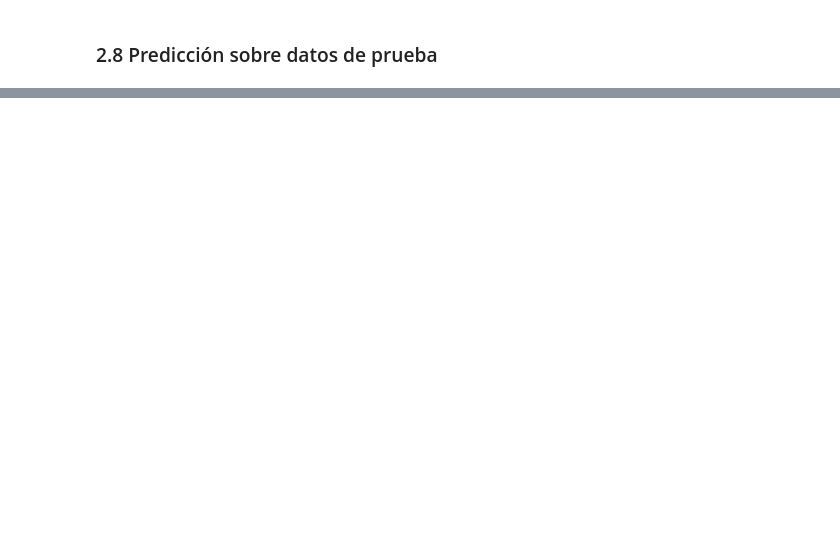
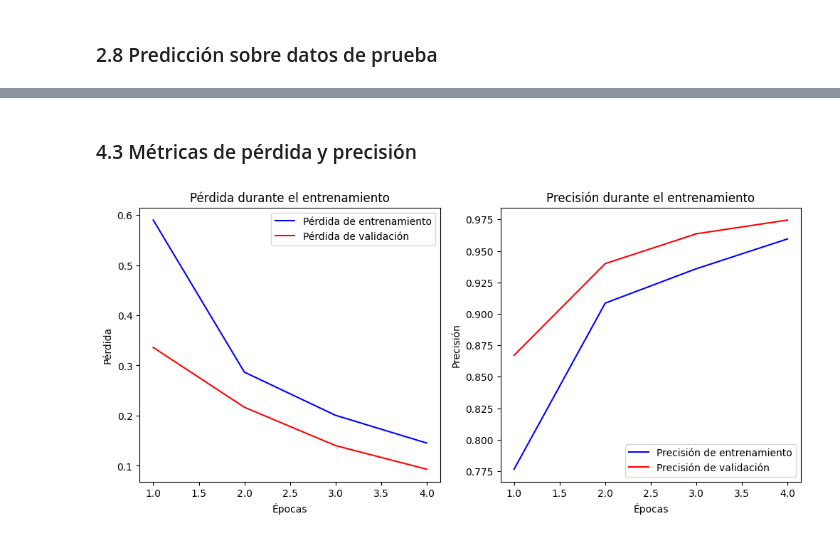
Before and after one commit to JDomingoDelgadoAlonso/PracticaConCNN, a Jupyter notebook: FloresCNNMulti.ipynb, the cells around one changed output, grey strips where cells are left out. Cells and saved outputs as stored; diff of their text form; code cells hidden in the pictures; blank space fills up the shorter version.

```diff
--- a/FloresCNNMulti.ipynb
+++ b/FloresCNNMulti.ipynb
@@ -319,0 +533,8 @@ else:
+# %%
+# Entrenar el modelo con el dataset de entrenamiento y validación
+EPOCHS = 4
+historial_mobilenet = modelo_mobilenet.fit(
+    train_ds,  # Dataset de entrenamiento
+    validation_data=val_ds,  # Dataset de validación
+    epochs=EPOCHS  # Número de épocas
+)
@@ -319,0 +550,32 @@ else:
+# %% [markdown]
+### 4.3 Métricas de pérdida y precisión
+# %%
+import matplotlib.pyplot as plt
+
+# Número de épocas
+epochs = range(1, len(historial_mobilenet.history['loss']) + 1)
+
+# Graficar la pérdida y precisión
+plt.figure(figsize=(12, 5))
+
+# Pérdida
+plt.subplot(1, 2, 1)
+plt.plot(epochs, historial_mobilenet.history['loss'], 'b', label='Pérdida de entrenamiento')
+plt.plot(epochs, historial_mobilenet.history['val_loss'], 'r', label='Pérdida de validación')
+plt.title('Pérdida durante el entrenamiento')
+plt.xlabel('Épocas')
+plt.ylabel('Pérdida')
+plt.legend()
+
+# Precisión
+plt.subplot(1, 2, 2)
+plt.plot(epochs, historial_mobilenet.history['accuracy'], 'b', label='Precisión de entrenamiento')
+plt.plot(epochs, historial_mobilenet.history['val_accuracy'], 'r', label='Precisión de validación')
+plt.title('Precisión durante el entrenamiento')
+plt.xlabel('Épocas')
+plt.ylabel('Precisión')
+plt.legend()
+
+plt.show()
+# %% [output]
+[figure, added]
```
Also changed, not shown: parts of 25 cells of this notebook.
